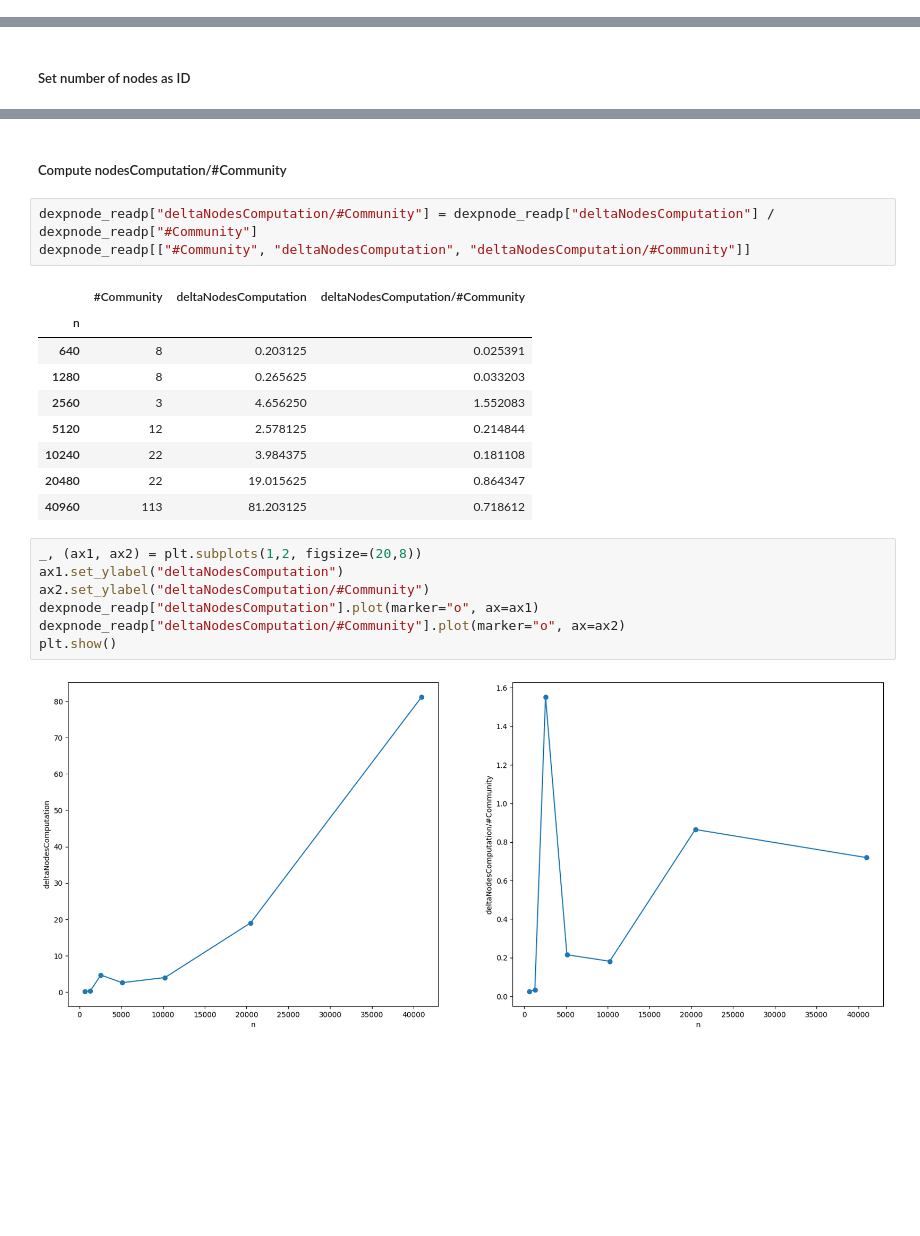
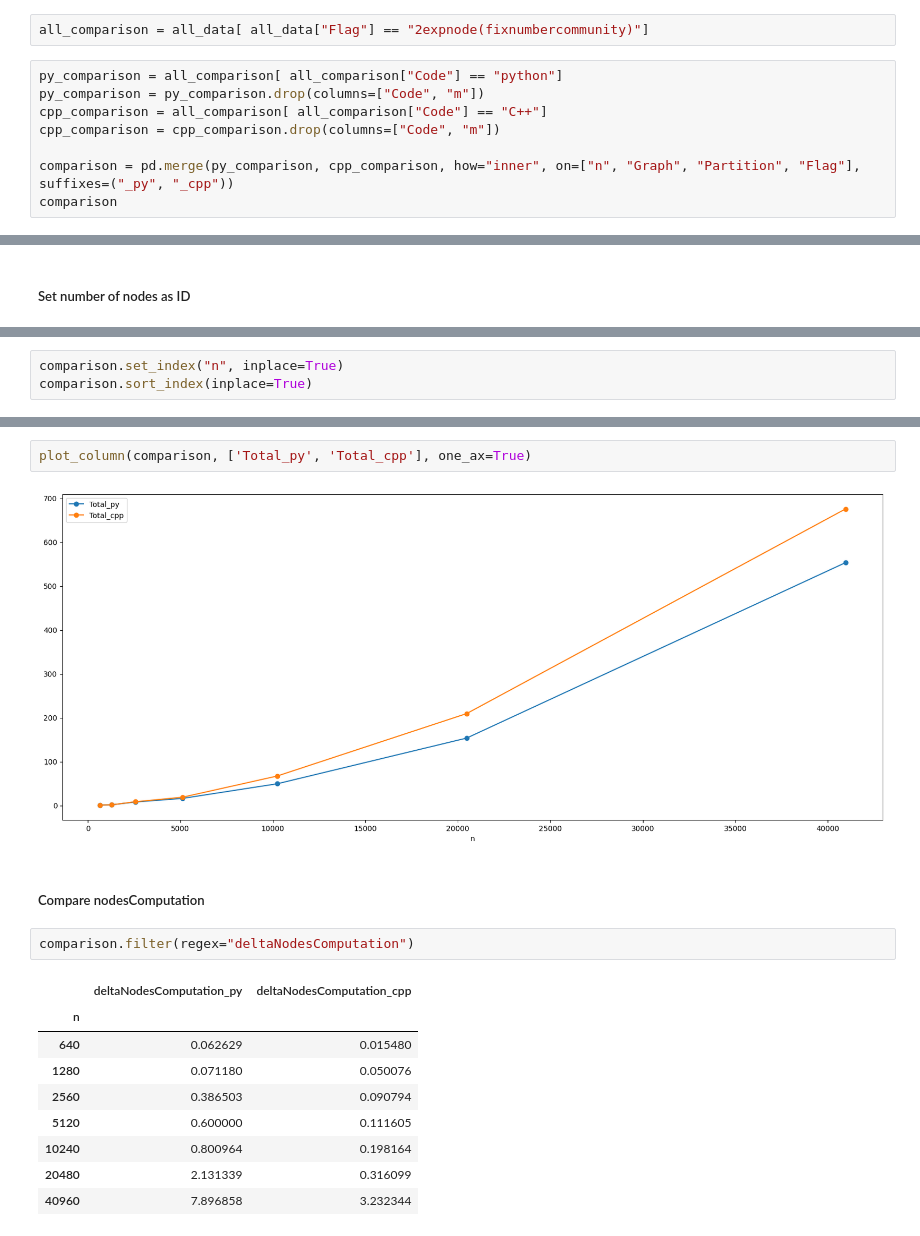
Before and after one commit to RobyBobby24/AlgorithmEngineering, a Jupyter notebook: analysis/double_experiment.ipynb, the cells around one changed output, grey strips where cells are left out. Cells and saved outputs as stored; diff of their text form; blank space fills up the shorter version.

```diff
--- a/analysis/double_experiment.ipynb
+++ b/analysis/double_experiment.ipynb
@@ -245,0 +249,10 @@ dexpnode_readp = dexpnode_readp[dexpnode_readp["Code"] == programming_language]
+# %%
+all_comparison = all_data[ all_data["Flag"] == "2expnode(fixnumbercommunity)"]
+# %%
+py_comparison = all_comparison[ all_comparison["Code"] == "python"]
+py_comparison = py_comparison.drop(columns=["Code", "m"])
+cpp_comparison = all_comparison[ all_comparison["Code"] == "C++"]
+cpp_comparison = cpp_comparison.drop(columns=["Code", "m"])
+
+comparison = pd.merge(py_comparison, cpp_comparison, how="inner", on=["n", "Graph", "Partition", "Flag"], suffixes=("_py", "_cpp"))
+comparison
@@ -251 +270,4 @@ dexpnode_readp.sort_index(inplace=True)
+# %%
+comparison.set_index("n", inplace=True)
+comparison.sort_index(inplace=True)
 # %% [markdown]
@@ -305,24 +287,18 @@ plt.show()
+# %%
+plot_column(comparison, ['Total_py', 'Total_cpp'], one_ax=True)
+# %% [output]
+[figure, added]
 # %% [markdown]
-##### Compute nodesComputation/#Community
+##### Compare nodesComputation
-# %%
-dexpnode_readp["deltaNodesComputation/#Community"] = dexpnode_readp["deltaNodesComputation"] / dexpnode_readp["#Community"]
-dexpnode_readp[["#Community", "deltaNodesComputation", "deltaNodesComputation/#Community"]]
-# %% [output]
-|  | #Community | deltaNodesComputation | deltaNodesComputation/#Community |
-| n |  |  |  |
-| 640 | 8 | 0.203125 | 0.025391 |
-| 1280 | 8 | 0.265625 | 0.033203 |
-| 2560 | 3 | 4.656250 | 1.552083 |
-| 5120 | 12 | 2.578125 | 0.214844 |
-| 10240 | 22 | 3.984375 | 0.181108 |
-| 20480 | 22 | 19.015625 | 0.864347 |
-| 40960 | 113 | 81.203125 | 0.718612 |
-# %%
-_, (ax1, ax2) = plt.subplots(1,2, figsize=(20,8))
-ax1.set_ylabel("deltaNodesComputation")
-ax2.set_ylabel("deltaNodesComputation/#Community")
-dexpnode_readp["deltaNodesComputation"].plot(marker="o", ax=ax1)
-dexpnode_readp["deltaNodesComputation/#Community"].plot(marker="o", ax=ax2)
-plt.show()
-# %% [output]
-[figure, removed]
+# %%
+comparison.filter(regex="deltaNodesComputation")
+# %% [output]
+|  | deltaNodesComputation_py | deltaNodesComputation_cpp |
+| n |  |  |
+| 640 | 0.062629 | 0.015480 |
+| 1280 | 0.071180 | 0.050076 |
+| 2560 | 0.386503 | 0.090794 |
+| 5120 | 0.600000 | 0.111605 |
+| 10240 | 0.800964 | 0.198164 |
+| 20480 | 2.131339 | 0.316099 |
+| 40960 | 7.896858 | 3.232344 |
```
Also changed, not shown: parts of 37 cells of this notebook.
